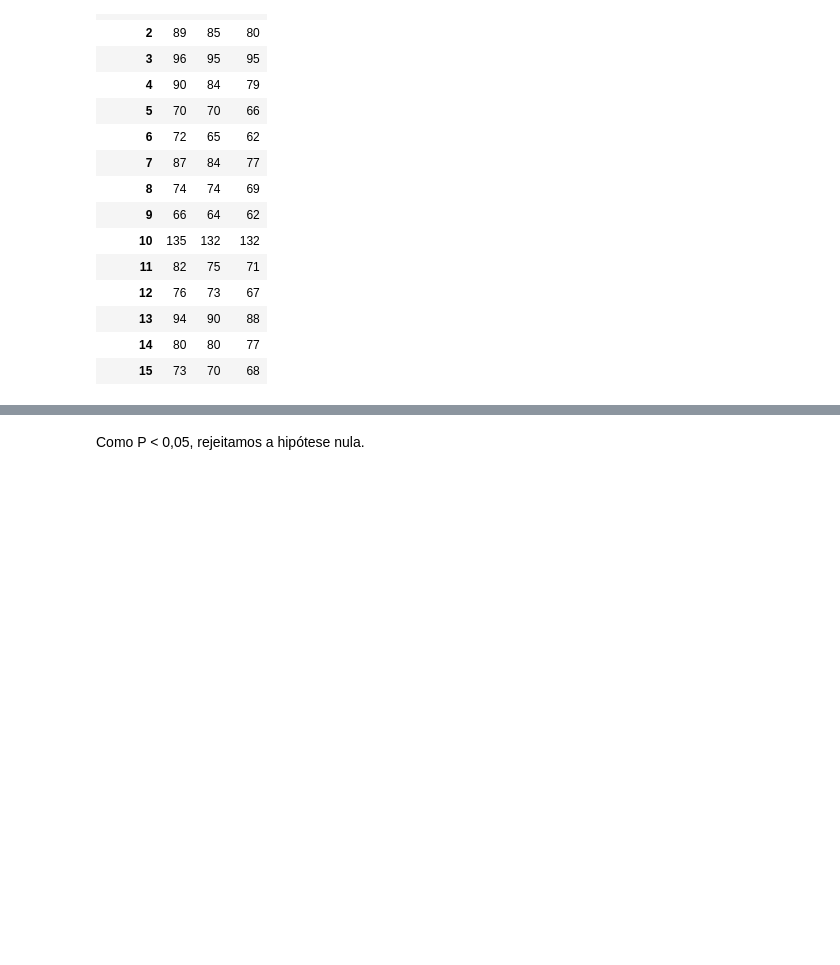
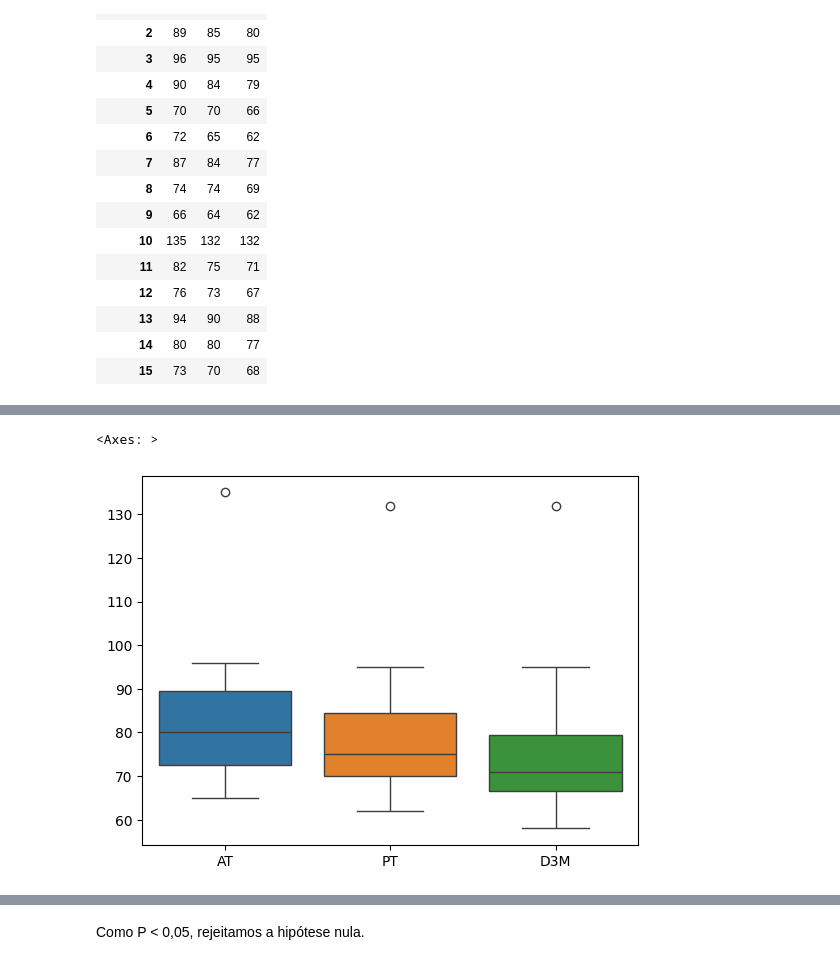
Before and after one commit to PauloViniciusR/Estatistica_dados, a Jupyter notebook: Estatistica_Inferencial/14_testes_hipoteses_nao_parametricos_friedman.ipynb, the cells around one changed output, grey strips where cells are left out. Cells and saved outputs as stored; diff of their text form; code cells hidden in the pictures; blank space fills up the shorter version.

```diff
--- a/Estatistica_Inferencial/14_testes_hipoteses_nao_parametricos_friedman.ipynb
+++ b/Estatistica_Inferencial/14_testes_hipoteses_nao_parametricos_friedman.ipynb
@@ -47,0 +80,5 @@ df_cafe
+# %%
+sns.boxplot(df_cafe)
+# %% [output]
+<Axes: >
+[figure, added]
```
Also changed, not shown: parts of 6 cells of this notebook, 1 other file.
